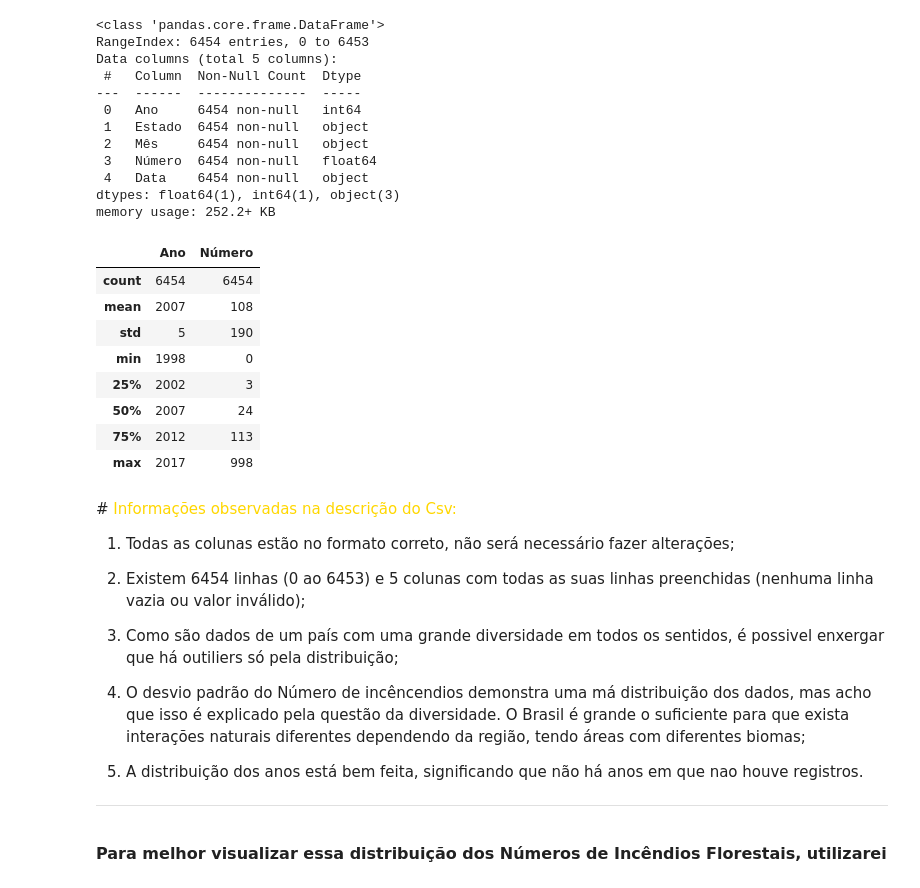
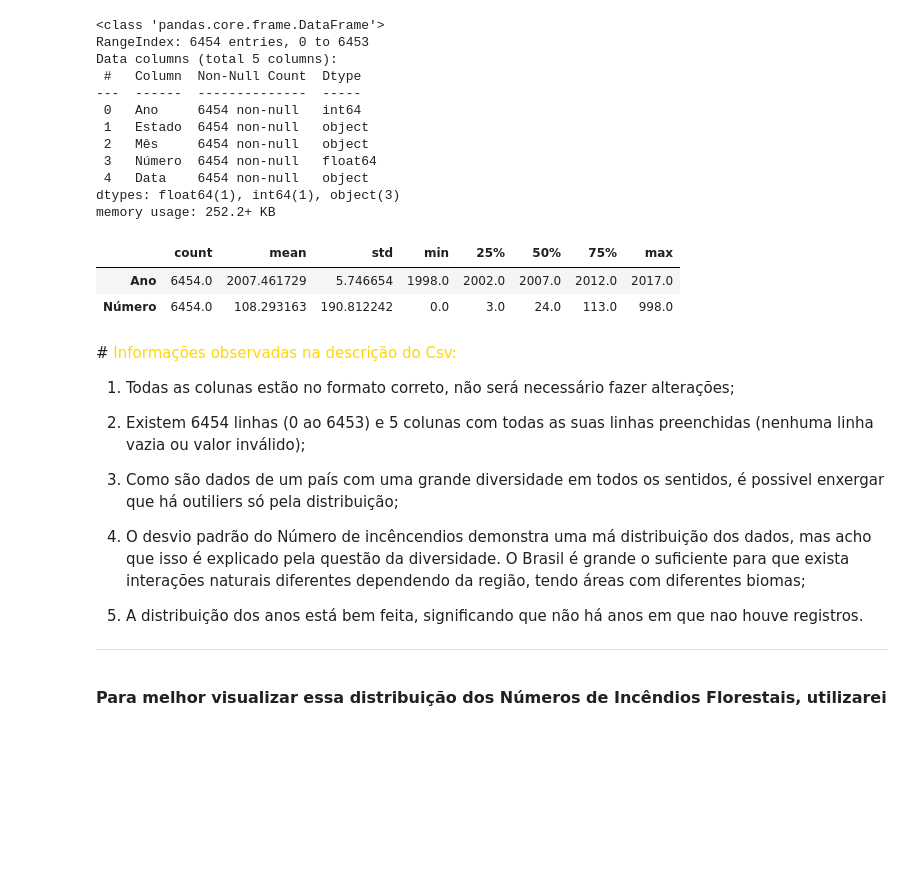
Before and after one commit to MatheusB2002/Analise-Incendios-Florestais, a Jupyter notebook: AnáliseIncêndio.ipynb, the cells around one changed output. Saved outputs shown, nothing was run; the diff lists cells and outputs as text; code cells hidden in the pictures; blank space fills up the shorter version.

```diff
--- a/AnáliseIncêndio.ipynb
+++ b/AnáliseIncêndio.ipynb
@@ -54,18 +115,12 @@ Data columns (total 5 columns):
  4   Data    6454 non-null   object
 dtypes: float64(1), int64(1), object(3)
 memory usage: 252.2+ KB
-# %%
-inFlo.describe().astype(int)
-# %% [output]
-|  | Ano | Número |
-| count | 6454 | 6454 |
-| mean | 2007 | 108 |
-| std | 5 | 190 |
-| min | 1998 | 0 |
-| 25% | 2002 | 3 |
-| 50% | 2007 | 24 |
-| 75% | 2012 | 113 |
-| max | 2017 | 998 |
+# %%
+incendios.describe().T
+# %% [output]
+|  | count | mean | std | min | 25% | 50% | 75% | max |
+| Ano | 6454.0 | 2007.461729 | 5.746654 | 1998.0 | 2002.0 | 2007.0 | 2012.0 | 2017.0 |
+| Número | 6454.0 | 108.293163 | 190.812242 | 0.0 | 3.0 | 24.0 | 113.0 | 998.0 |
 # %% [markdown]
 #<font color = Gold> Informações observadas na descrição do Csv:</font>
 
```
Also changed, not shown: parts of 13 cells of this notebook.
